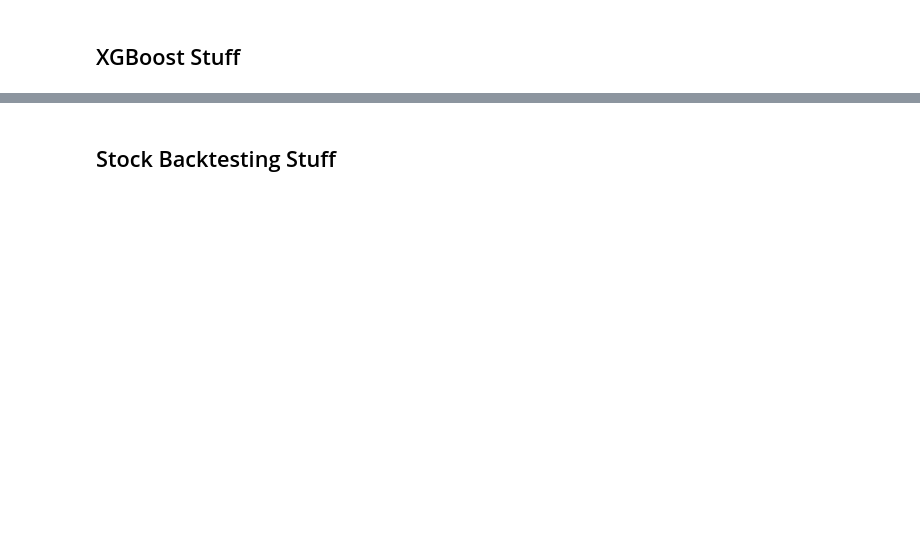
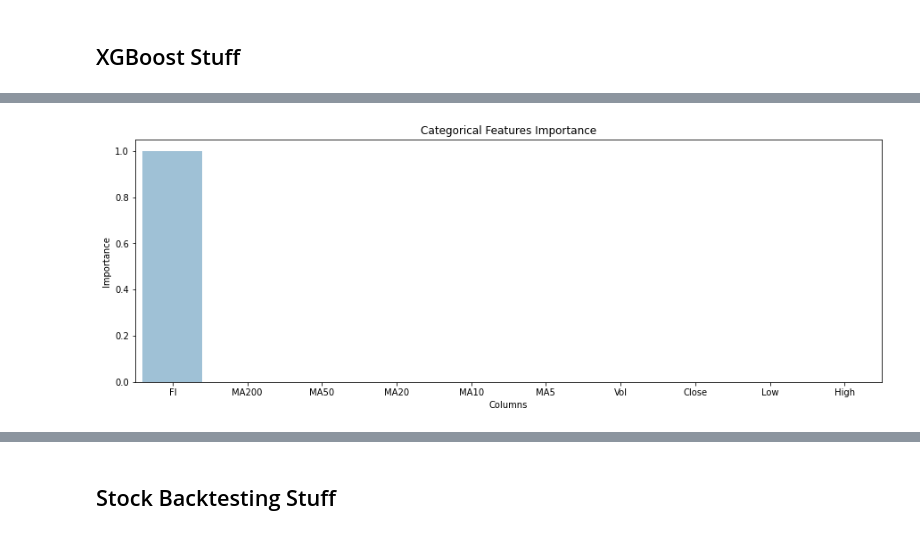
Before and after one commit to bagnalln/sentiment_stocks_ece579, a Jupyter notebook: Sentiment_Stocks.ipynb, the cells around one changed output, grey strips where cells are left out. Cells and saved outputs as stored; diff of their text form; code cells hidden in the pictures; blank space fills up the shorter version.

```diff
--- a/Sentiment_Stocks.ipynb
+++ b/Sentiment_Stocks.ipynb
@@ -121,8 +155,8 @@ class Stock_data():
 
   # function for importing data
   def import_data(self):
-    self.data = pd.read_csv(self.csv_path, index_col = '<DATE>', parse_dates=['<DATE>'],
-                            date_parser=lambda x: datetime.strptime(x, '%Y%m%d'))
+    self.data = pd.read_csv(self.csv_path, parse_dates=['<DATE>'],
+                            date_parser=lambda x: datetime.strptime(x, '%Y%m%d')) #index_col = '<DATE>',
 
   # removes excess columns
   def clean_data(self):
@@ -879,17 +833,19 @@ weighted avg       0.57      0.55      0.56       439
 # %%
 import seaborn as sns
+import numpy as np
 
-# plot feature importance in classifier
-indices = np.argsort(model.feature_importances_)[::-1]
+def xg_importance(model):
+  # plot feature importance in classifier
+  indices = np.argsort(model.feature_importances_)[::-1]
 
-features = []
-for i in range(10):
-    features.append(xgboost_data.columns[indices[i]])
+  features = []
+  for i in range(10):
+      features.append(xgboost_data.columns[indices[i]])
 
-fig, ax = plt.subplots(figsize=(15,5))
+  fig, ax = plt.subplots(figsize=(15,5))
 
-sns.barplot(x=features, y=model.feature_importances_[indices[range(10)]],\
-label="Importtant Categorical Features", palette=("Blues_d"),ax=ax).\
-set_title('Categorical Features Importance')
+  sns.barplot(x=features, y=model.feature_importances_[indices[range(10)]],\
+  label="Importtant Categorical Features", palette=("Blues_d"),ax=ax).\
+  set_title('Categorical Features Importance')
 
-ax.set(xlabel="Columns", ylabel = "Importance")
+  ax.set(xlabel="Columns", ylabel = "Importance")
@@ -898,0 +869,12 @@ ax.set(xlabel="Columns", ylabel = "Importance")
+# %%
+xgboost_data_dia = xgboost_data_gen(dia_data)
+xgboost_data_spy = xgboost_data_gen(spy_data)
+xgboost_data_qqq = xgboost_data_gen(qqq_data)
+
+X_train_dia, X_test_dia, y_train_dia, y_test_dia = xgboost_split(xgboost_data_dia)
+X_train_spy, X_test_spy, y_train_spy, y_test_spy = xgboost_split(xgboost_data_spy)
+X_train_qqq, X_test_qqq, y_train_qqq, y_test_qqq = xgboost_split(xgboost_data_qqq)
+
+dia_model, dia_pred = xg_train(X_train_dia, X_test_dia, y_train_dia, y_test_dia)
+spy_model, spy_pred = xg_train(X_train_spy, X_test_spy, y_train_spy, y_test_spy)
+# qqq_model, qqq_pred = xg_train(X_train_qqq, X_test_qqq, y_train_qqq, y_test_qqq)
@@ -898,0 +901,4 @@ ax.set(xlabel="Columns", ylabel = "Importance")
+# %%
+xg_importance(dia_model)
+# %% [output]
+[figure, added]
```
Also changed, not shown: parts of 54 cells of this notebook.
